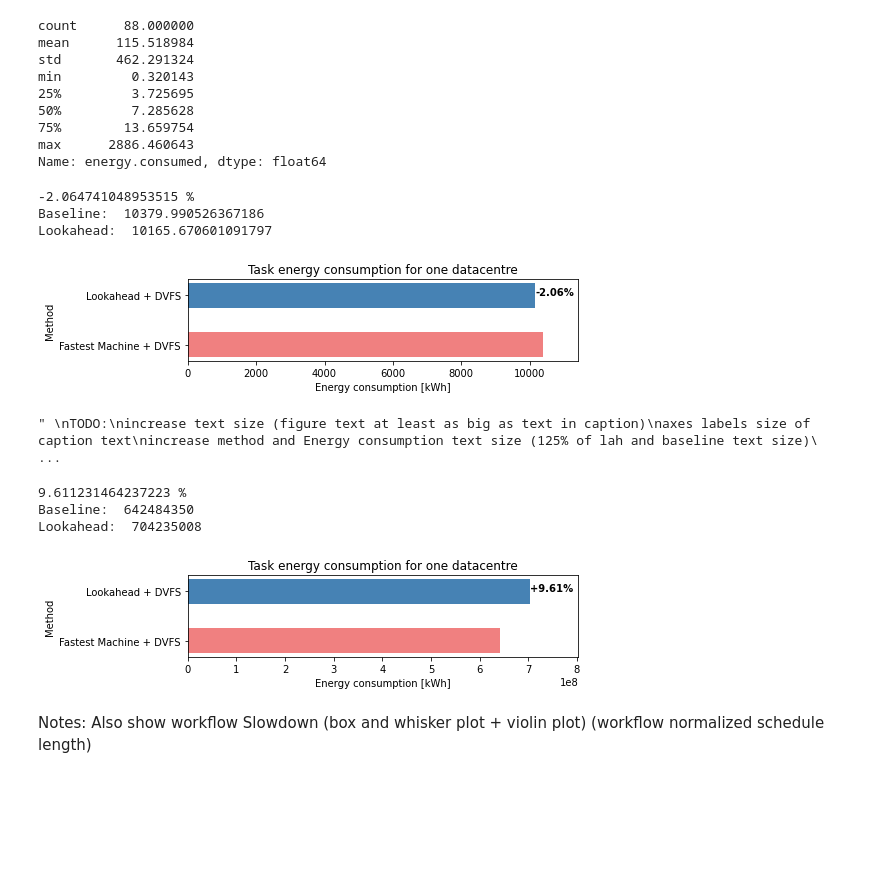
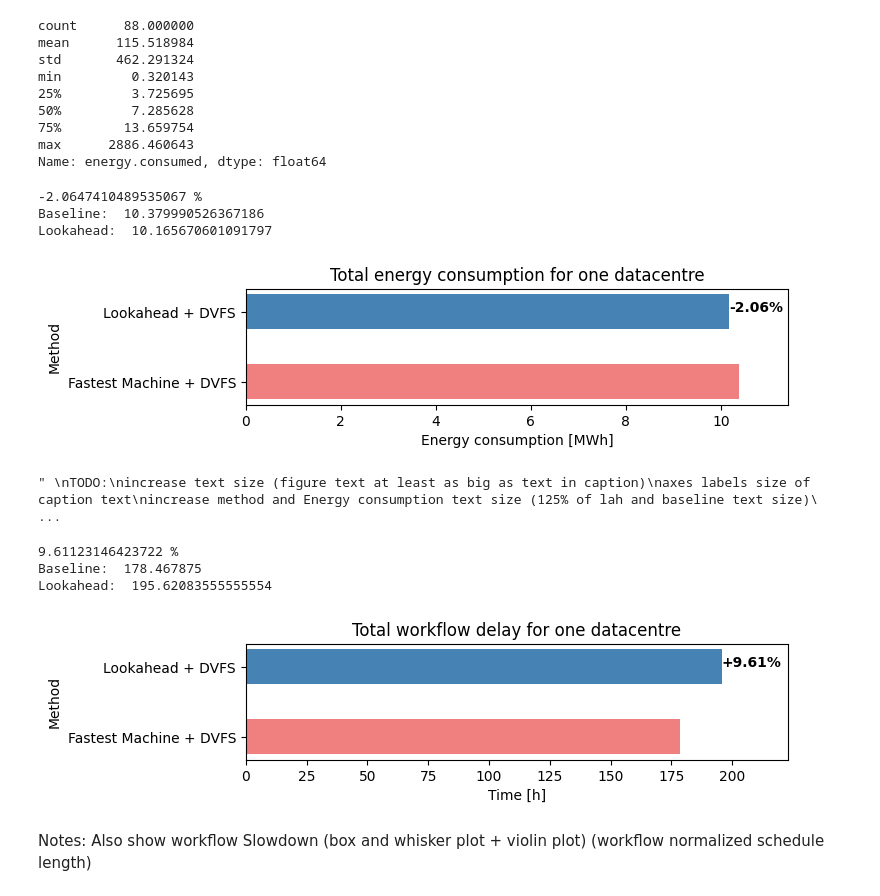
Before and after one commit to Raiduy/gdc-energy-efficiency-analysis, a Jupyter notebook: experiment_result_processing.ipynb, the cells around one changed output. Saved outputs shown, nothing was run; the diff lists cells and outputs as text; code cells hidden in the pictures; blank space fills up the shorter version.

```diff
--- a/experiment_result_processing.ipynb
+++ b/experiment_result_processing.ipynb
@@ -215,8 +211,8 @@ min         0.320143
 max      2886.460643
 Name: energy.consumed, dtype: float64
 # %%
-bl = tasks_dc1_fmp_df.groupby('trace_name').sum()['energy.consumed'].sum()
-nl = tasks_dc1_lah_df.groupby('trace_name').sum()['energy.consumed'].sum()
+bl = tasks_dc1_fmp_df.groupby('trace_name').sum()['energy.consumed'].sum()/1000
+nl = tasks_dc1_lah_df.groupby('trace_name').sum()['energy.consumed'].sum()/1000
 
 difference_percentage = (nl - bl) / bl * 100
 print(difference_percentage, '%')
@@ -229,12 +225,10 @@ bar_height = 0.5
 fig, ax = plt.subplots(figsize=(7, 1.5))
 ax.barh('Fastest Machine + DVFS', bl, color=colors[0], height=bar_height)
 ax.barh('Lookahead + DVFS', nl, color=colors[1], height=bar_height)
-ax.set_title('Task energy consumption for one datacentre')
-ax.set_xlabel('Energy consumption [kWh]')
+ax.set_title('Total energy consumption for one datacentre')
+ax.set_xlabel('Energy consumption [MWh]')
 ax.set_ylabel('Method')
-# ax.margins(y=0.01)
 ax.margins(x=0.1)
-# ax.text(bl, 0, str(round(bl, 2)), color='black', fontweight='bold')
 ax.text(nl, 1, str(round(difference_percentage, 2))+'%', color='black', fontweight='bold')
 plt.show()
 
@@ -256,10 +250,10 @@ convert to MWh (maybe)
 remove the paranthesis
 '''
 # %% [output]
--2.064741048953515 %
-Baseline:  10379.990526367186
-Lookahead:  10165.670601091797
+-2.0647410489535067 %
+Baseline:  10.379990526367186
+Lookahead:  10.165670601091797
-[figure, old version]
+[figure, new version]
 " \nTODO:\nincrease text size (figure text at least as big as text in caption)\naxes labels size of caption text\nincrease method and Energy consumption text size (125% of lah and baseline text size)\ ...
 # %%
 # workflow_delays[ttp][dvfs_enabled][domain].extend(workflow_df['time.complete'] - workflow_df['time.earliest.complete'])
@@ -267,44 +261,33 @@ workflows_dc1_fmp_df['workflow_delays'] = workflows_dc1_fmp_df['time.complete']
 workflows_dc1_lah_df['workflow_delays'] = workflows_dc1_lah_df['time.complete'] - workflows_dc1_lah_df['time.earliest.complete']
 # %%
 # calculate cumulative workflow delays
-total_delay_fmp = workflows_dc1_fmp_df['workflow_delays'].sum()
-total_delay_lah = workflows_dc1_lah_df['workflow_delays'].sum()
+total_delay_fmp = workflows_dc1_fmp_df['workflow_delays'].sum()/1000/60/60
+total_delay_lah = workflows_dc1_lah_df['workflow_delays'].sum()/1000/60/60
 
 # calculate the percentage of delay
 delay_percentage = (total_delay_lah - total_delay_fmp) / total_delay_fmp * 100
 print(delay_percentage, '%')
 print('Baseline: ', total_delay_fmp)
 print('Lookahead: ', total_delay_lah)
 
-# # plot the results in a horizontal bar chart with difference percentage
-# fig, ax = plt.subplots(figsize=(10, 5))
-# ax.barh('Baseline\n(Fastest Machine + DVFS)', total_delay_fmp, color='red')
-# ax.barh('Lookahead + DVFS', total_delay_lah, color='green')
-# ax.set_title('Workflow delays for one datacentre')
-# ax.set_xlabel('Delay [s]')
-# ax.set_ylabel('Method')
-# # ax.text(bl, 0, str(round(bl, 2)), color='black', fontweight='bold')
-# ax.text(total_delay_lah, 1, str(round(delay_percentage, 2))+'%', color='black', fontweight='bold')
-# plt.show()
-
 
 bar_height = 0.5
 fig, ax = plt.subplots(figsize=(7, 1.5))
 ax.barh('Fastest Machine + DVFS', total_delay_fmp, color=colors[0], height=bar_height)
 ax.barh('Lookahead + DVFS', total_delay_lah, color=colors[1], height=bar_height)
-ax.set_title('Task energy consumption for one datacentre')
-ax.set_xlabel('Energy consumption [kWh]')
+ax.set_title('Total workflow delay for one datacentre')
+ax.set_xlabel('Time [h]')
 ax.set_ylabel('Method')
 # ax.margins(y=0.01)
 ax.margins(x=0.14)
 # ax.text(bl, 0, str(round(bl, 2)), color='black', fontweight='bold')
 ax.text(total_delay_lah, 1, '+'+str(round(delay_percentage, 2))+'%', color='black', fontweight='bold')
 plt.show()
 # %% [output]
-9.611231464237223 %
-Baseline:  642484350
-Lookahead:  704235008
+9.61123146423722 %
+Baseline:  178.467875
+Lookahead:  195.62083555555554
-[figure, old version]
+[figure, new version]
 # %% [markdown]
 Notes:
 Also show workflow Slowdown (box and whisker plot + violin plot) (workflow normalized schedule length)
```
Also changed, not shown: parts of 10 cells of this notebook, 1 other file.
